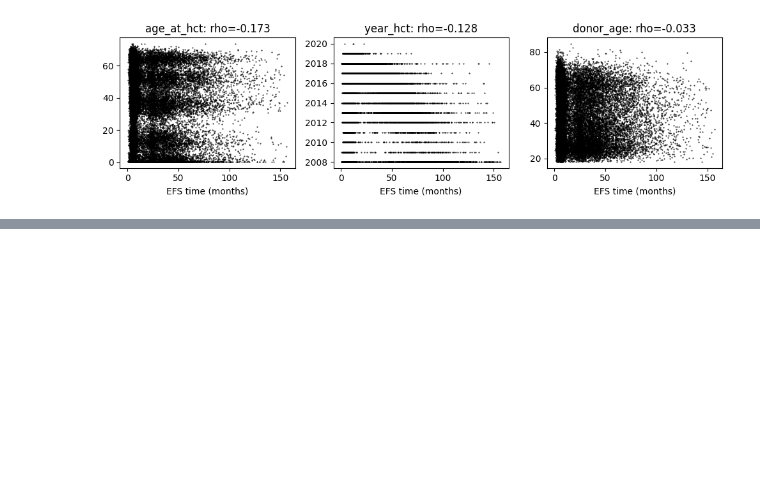
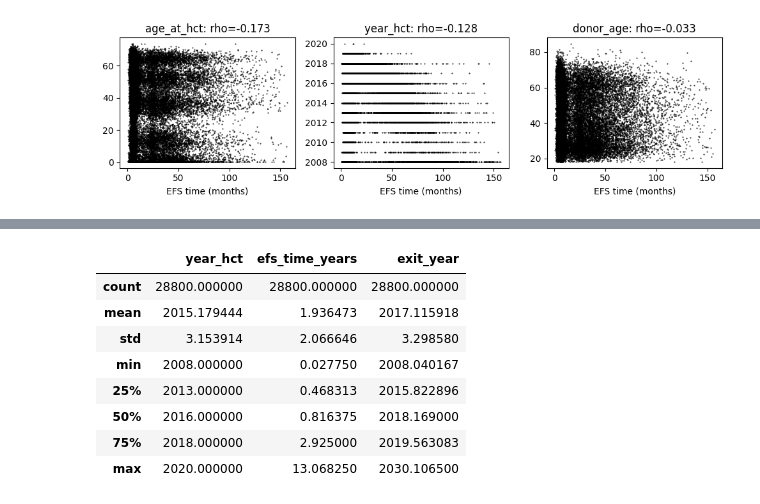
Before and after one commit to gperdrizet/HSCT_survival, a Jupyter notebook: notebooks/01.1-EDA_feature_inspection.ipynb, the cells around one changed output, grey strips where cells are left out. Saved outputs shown, nothing was run; the diff lists cells and outputs as text; code cells hidden in the pictures; blank space fills up the shorter version.

```diff
--- a/notebooks/01.1-EDA_feature_inspection.ipynb
+++ b/notebooks/01.1-EDA_feature_inspection.ipynb
@@ -963,0 +982,13 @@ fig.tight_layout()
+# %%
+data_df['efs_time_years']=data_df['efs_time']/12
+data_df[['year_hct','efs_time_years','exit_year']].describe()
+# %% [output]
+|  | year_hct | efs_time_years | exit_year |
+| count | 28800.000000 | 28800.000000 | 28800.000000 |
+| mean | 2015.179444 | 1.936473 | 2017.115918 |
+| std | 3.153914 | 2.066646 | 3.298580 |
+| min | 2008.000000 | 0.027750 | 2008.040167 |
+| 25% | 2013.000000 | 0.468313 | 2015.822896 |
+| 50% | 2016.000000 | 0.816375 | 2018.169000 |
+| 75% | 2018.000000 | 2.925000 | 2019.563083 |
+| max | 2020.000000 | 13.068250 | 2030.106500 |
```
Also changed, not shown: parts of 7 cells of this notebook.
